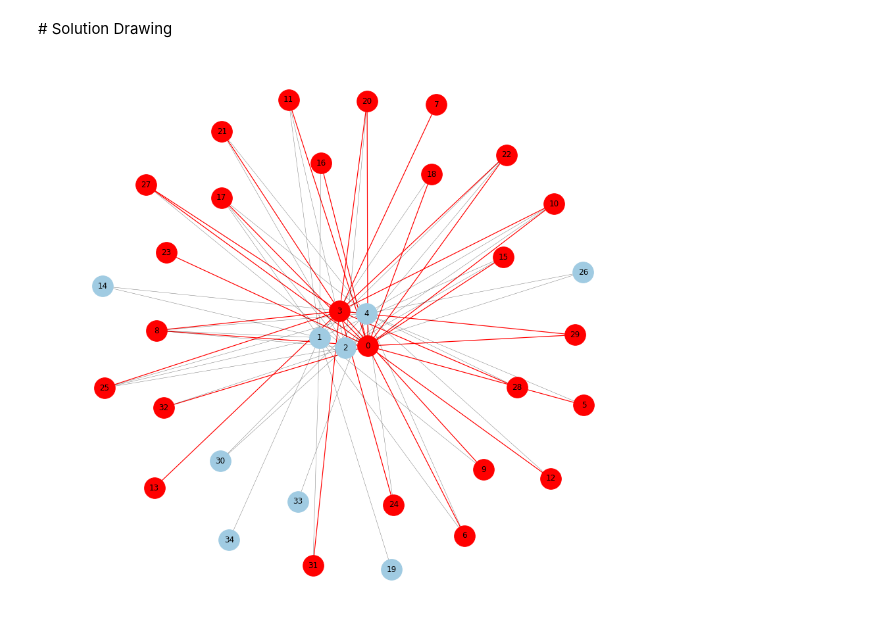
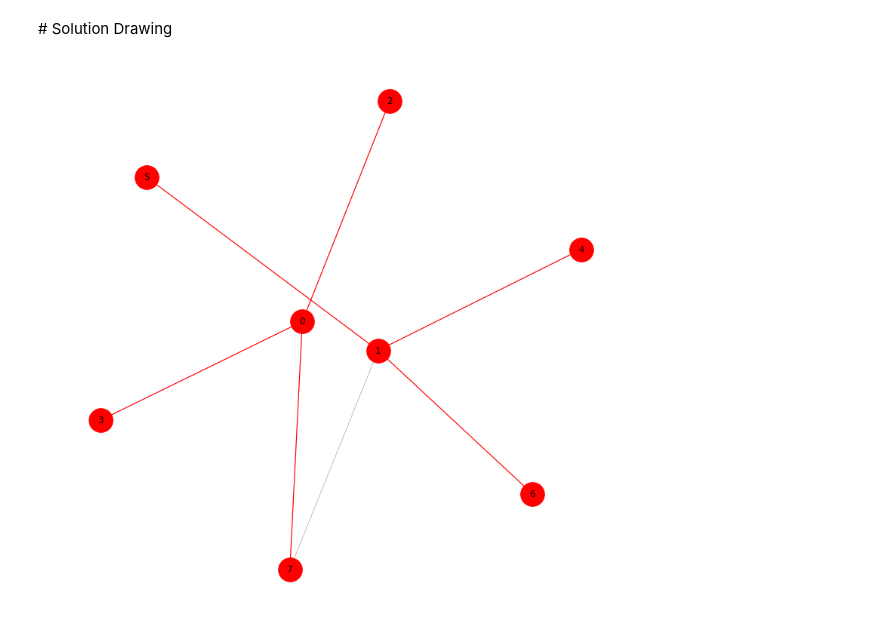
Before and after one commit to Hir0teru/ErasmusProjects, a Jupyter notebook: NetworkOptimization/pCenterLocationProblem.ipynb, the cells around one changed output. Cells and saved outputs as stored; diff of their text form; code cells hidden in the pictures.

```diff
--- a/NetworkOptimization/pCenterLocationProblem.ipynb
+++ b/NetworkOptimization/pCenterLocationProblem.ipynb
@@ -11,7 +11,9 @@ random.seed(42)
 # %% [markdown]
 # Generating complete bipartite graph
 # %%
-candidate_location_nb = 5
-demand_nb = 30
+candidate_location_nb = 2
+demand_nb = 6
 
 G = bipartite.random_graph(candidate_location_nb, demand_nb, 1)
+print("The graph has", G.number_of_nodes(),
+      "nodes and", G.number_of_edges(), "edges.")
@@ -107,4 +111,4 @@ hcf = gb.Model()
 # %%
 # Variable definition
 x = hcf.addVars(c_nodes, vtype=gb.GRB.BINARY, name="x")
-y = hcf.addVars(G.edges(c_nodes), obj=[G[u][v]['distance'] for u,v in G.edges()], vtype=gb.GRB.BINARY, name="y")
+y = hcf.addVars(G.edges(c_nodes), vtype=gb.GRB.BINARY, name="y")
@@ -161,27 +147,27 @@ Best objective 6.880000000000e+03, best bound 6.880000000000e+03, gap 0.0000%
 # Solution Drawing
 # %%
 %matplotlib inline
-plt.figure(figsize=(demand_nb // 2, demand_nb // 2))
+plt.figure(figsize=(demand_nb // 2 + 10, demand_nb // 2 + 10))
 
 pos = nx.spring_layout(G)
 
-activated_edge = [(i, j) for i in d_nodes for j in N[i] if x[j].x > 0 and z[i].x > 0]
-not_activated_edge = [(i, j) for i in d_nodes for j in N[i] if x[j].x <= 0 or z[i].x <= 0]
+activated_edge = [(i, j) for i in d_nodes for j in N[i] if y[j,i].x > 0]
+not_activated_edge = [(i, j) for i in d_nodes for j in N[i] if y[j,i].x <= 0]
 
 nx.draw_networkx_edges (G, pos, edgelist=activated_edge, edge_color='r', width = 1.2)
 nx.draw_networkx_edges (G, pos, edgelist=not_activated_edge, edge_color='black', width=0.5, alpha = 0.5)
 
 nodelab = {i:i for i in G.nodes()}
 
 active_facility = [i for i in c_nodes if x[i].x > 0]
 not_active_facility = [i for i in c_nodes if x[i].x <= 0]
-active_demand = [i for i in d_nodes if z[i].x > 0]
-not_active_demand = [i for i in d_nodes if z[i].x <= 0]
+active_demand = [j for i, j in G.edges(c_nodes) if y[i,j].x > 0]
+not_active_demand = [j for j in d_nodes if not j in active_demand]
 
 nx.draw_networkx_nodes(G, pos, with_labels=True, node_size=1000, nodelist=active_facility + active_demand, node_color ='r')
 nx.draw_networkx_nodes(G, pos, with_labels=True, node_size=1000, nodelist=not_active_facility + not_active_demand, node_color ='#A0CBE2')
 
 nx.draw_networkx_labels(G, pos, labels=nodelab);
 nx.draw(G, pos, with_labels=True,  alpha=0.0, node_color ='b', node_size=500, nodelabels=nodelab)
 # %% [output]
-[figure, old version]
+[figure, new version]
```
Also changed, not shown: parts of 10 cells of this notebook, 8 other files.
